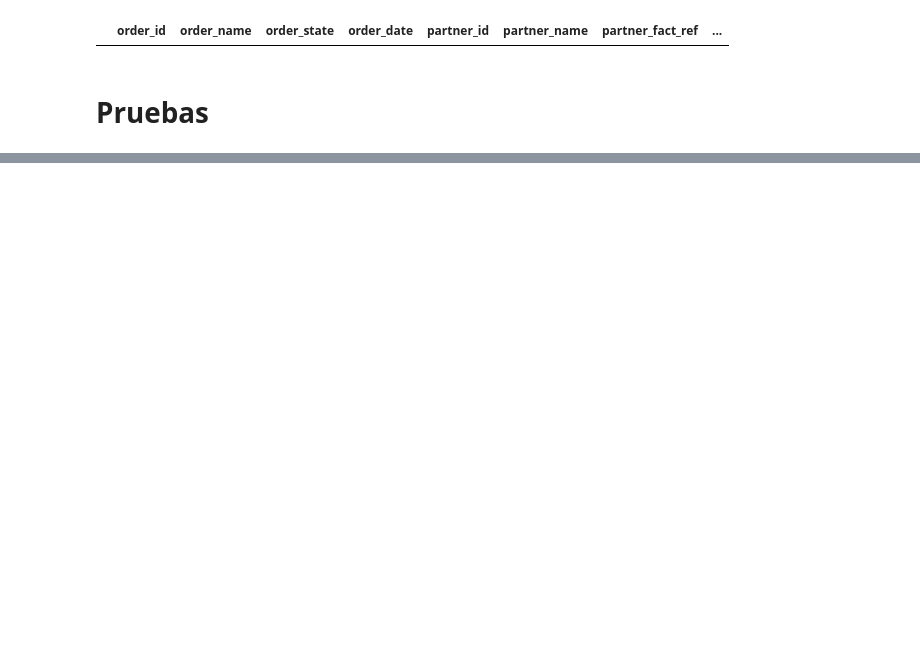
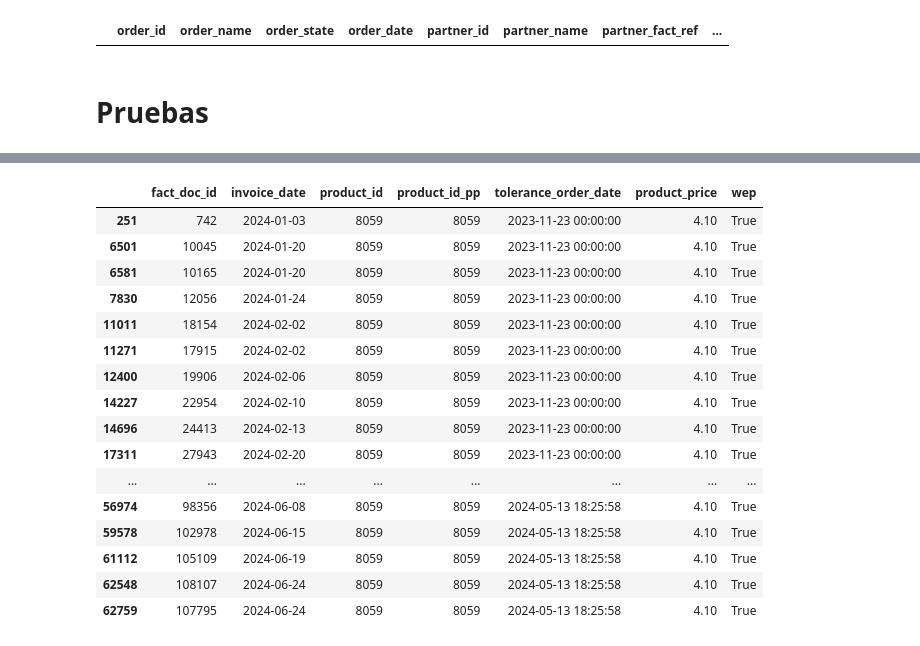
Before and after one commit to ecostichp/odoo_comisiones, a Jupyter notebook: comisiones/algoritmos/algoritmo_costo_de_venta_func.ipynb, the cells around one changed output, grey strips where cells are left out. Drawn from its saved outputs; the diff is of its cells as text; code cells hidden in the pictures; blank space fills up the shorter version.

```diff
--- a/comisiones/algoritmos/algoritmo_costo_de_venta_func.ipynb
+++ b/comisiones/algoritmos/algoritmo_costo_de_venta_func.ipynb
@@ -130,8 +141,26 @@ for i in range(len(ventas_año)):
         ventas_año.iloc[i,32] = minidf['line_id'].iloc[0]
 
     else:
-        minidf_costo_inicial = productos_sin_compra[productos_sin_compra['product_id'] == ventas_año['product_id'].iloc[i]]
+        minidf_costo_inicial = productos_sin_compra[productos_sin_compra['product_id_pp'] == ventas_año['product_id'].iloc[i]]
 
         if not minidf_costo_inicial.empty:
-            ventas_año.iloc[i,30] = minidf_costo_inicial['costo_producto'].iloc[0]
-            ventas_año.iloc[i,31] = minidf_costo_inicial['costo_sae_date'].iloc[0]
+            ventas_año.iloc[i,30] = minidf_costo_inicial['product_price'].iloc[0]
+            ventas_año.iloc[i,31] = minidf_costo_inicial['order_date'].iloc[0]
+# %%
+wep = (
+    pd.merge_asof(
+        left = ventas_año[['fact_doc_id', 'invoice_date', 'product_id']].sort_values('invoice_date'),
+        right = compras[['product_id_pp', 'tolerance_order_date', 'product_price']].sort_values('tolerance_order_date'),
+
+        left_by = 'product_id',
+        right_by = 'product_id_pp',
+
+        left_on = 'invoice_date',
+        right_on = 'tolerance_order_date',
+
+        # tolerance = pd.Timedelta(days=1),
+
+        direction = 'backward')
+)
+
+wep
@@ -137,0 +181,22 @@ for i in range(len(ventas_año)):
+# %%
+product_id_to_check = 8059
+
+wep.loc[wep['product_id'] == product_id_to_check]
+# %% [output]
+|  | fact_doc_id | invoice_date | product_id | product_id_pp | tolerance_order_date | product_price | wep |
+| 251 | 742 | 2024-01-03 | 8059 | 8059 | 2023-11-23 00:00:00 | 4.10 | True |
+| 6501 | 10045 | 2024-01-20 | 8059 | 8059 | 2023-11-23 00:00:00 | 4.10 | True |
+| 6581 | 10165 | 2024-01-20 | 8059 | 8059 | 2023-11-23 00:00:00 | 4.10 | True |
+| 7830 | 12056 | 2024-01-24 | 8059 | 8059 | 2023-11-23 00:00:00 | 4.10 | True |
+| 11011 | 18154 | 2024-02-02 | 8059 | 8059 | 2023-11-23 00:00:00 | 4.10 | True |
+| 11271 | 17915 | 2024-02-02 | 8059 | 8059 | 2023-11-23 00:00:00 | 4.10 | True |
+| 12400 | 19906 | 2024-02-06 | 8059 | 8059 | 2023-11-23 00:00:00 | 4.10 | True |
+| 14227 | 22954 | 2024-02-10 | 8059 | 8059 | 2023-11-23 00:00:00 | 4.10 | True |
+| 14696 | 24413 | 2024-02-13 | 8059 | 8059 | 2023-11-23 00:00:00 | 4.10 | True |
+| 17311 | 27943 | 2024-02-20 | 8059 | 8059 | 2023-11-23 00:00:00 | 4.10 | True |
+| ... | ... | ... | ... | ... | ... | ... | ... |
+| 56974 | 98356 | 2024-06-08 | 8059 | 8059 | 2024-05-13 18:25:58 | 4.10 | True |
+| 59578 | 102978 | 2024-06-15 | 8059 | 8059 | 2024-05-13 18:25:58 | 4.10 | True |
+| 61112 | 105109 | 2024-06-19 | 8059 | 8059 | 2024-05-13 18:25:58 | 4.10 | True |
+| 62548 | 108107 | 2024-06-24 | 8059 | 8059 | 2024-05-13 18:25:58 | 4.10 | True |
+| 62759 | 107795 | 2024-06-24 | 8059 | 8059 | 2024-05-13 18:25:58 | 4.10 | True |
```
Also changed, not shown: parts of 13 cells of this notebook, 1 other file.
